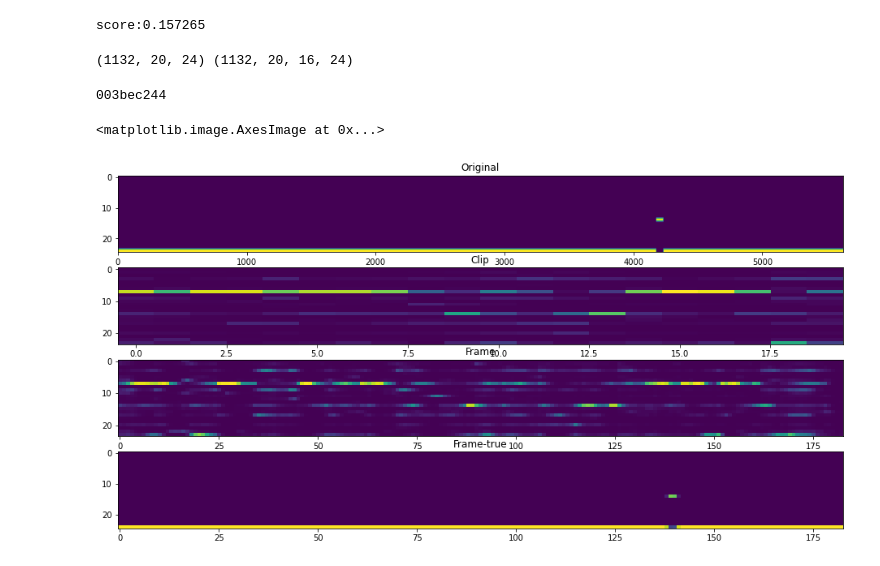
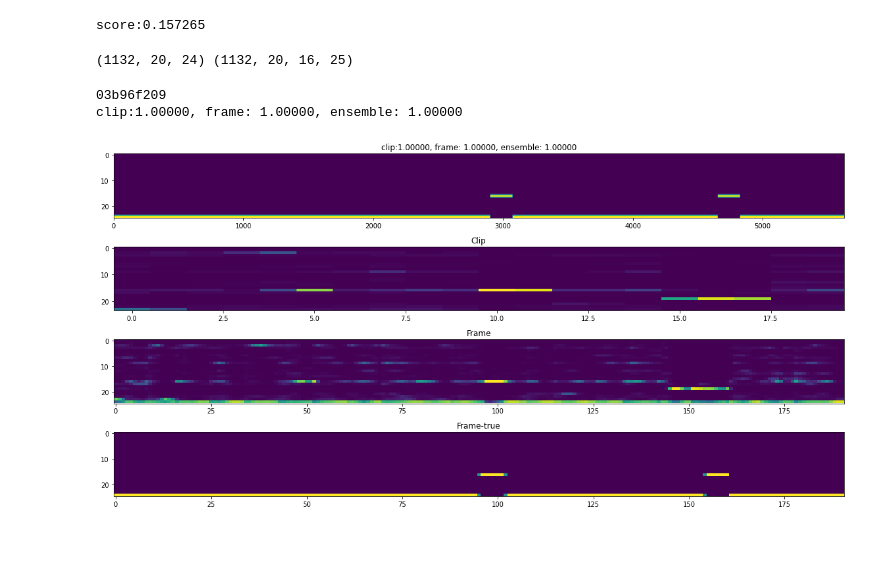
Before and after one commit to ibkuroyagi/Rainforest-Connection-Species-Audio-Detection, a Jupyter notebook: working/EDA.ipynb, the cells around one changed output. Saved outputs shown, nothing was run; the diff lists cells and outputs as text; code cells hidden in the pictures.

```diff
--- a/working/EDA.ipynb
+++ b/working/EDA.ipynb
@@ -347,37 +348,52 @@ if mode == "valid":
 score:0.157265
 # %%
 ground_truth = pd.read_csv("../input/rfcx-species-audio-detection/ground_truth.csv")
-oof_path = "exp/wave/Cnn14_DecisionLevelAtt/v002-clip065/best_score/oof.h5"
+tag = "v002-cos25"
+type = "wave"
+with open(f"conf/tuning/Cnn14_DecisionLevelAtt.{tag}.yaml") as f:
+    config = yaml.load(f, Loader=yaml.Loader)
+oof_path = f"exp/{type}/Cnn14_DecisionLevelAtt/{tag}/best_score/oof.h5"
 y_clip = read_hdf5(oof_path, "y_clip")
 y_frame = read_hdf5(oof_path, "y_frame")
 print(y_clip.shape, y_frame.shape)
 # %% [output]
-(1132, 20, 24) (1132, 20, 16, 24)
+(1132, 20, 24) (1132, 20, 16, 25)
 # %%
-idx = 0
+idx = 19
 recording_id = ground_truth.loc[idx, "recording_id"]
 print(recording_id)
-dump_path = f"dump/wave/train/{recording_id}.h5"
+dump_path = f"dump/{type}/train/{recording_id}.h5"
 idx_matrix = read_hdf5(dump_path, "matrix_tp")
-ground_truth_frame = get_down_sample_matrix(idx_matrix, l_target=16, max_frames=512, n_eval_split=20)
-concat_y_frame = get_concat_down_frame(y_frame[idx], l_original=5626, max_frames=512)
-concat_ground_truth = get_concat_down_frame(ground_truth_frame, l_original=5626, max_frames=512)
+l_original = len(idx_matrix)
+ground_truth_frame = get_down_sample_matrix(idx_matrix, l_target=config["l_target"], max_frames=config["max_frames"], n_eval_split=config["n_eval_split"], mode="binary")
+concat_y_frame = get_concat_down_frame(y_frame[idx], l_original=l_original, max_frames=config["max_frames"])
+concat_ground_truth = get_concat_down_frame(ground_truth_frame, l_original=l_original, max_frames=config["max_frames"])
+
+true_clip = idx_matrix.any(axis=0).astype(np.int64)[:24].reshape(1, -1)
+pred_clip = y_clip[idx].max(axis=0)[:24].reshape(1, -1)
+pred_frame_clip = concat_y_frame.max(axis=0)[:24].reshape(1, -1)
+score1 = lwlrap(true_clip, pred_clip)
+score2 = lwlrap(true_clip, pred_frame_clip)
+score3 = lwlrap(true_clip, pred_clip+pred_frame_clip)
+
+print(f"clip:{score1:.5f}, frame: {score2:.5f}, ensemble: {score3:.5f}")
 # %% [output]
-003bec244
+03b96f209
+clip:1.00000, frame: 1.00000, ensemble: 1.00000
 # %%
 plt.figure(figsize=(16, 8))
 plt.subplot(4, 1, 1)
-plt.title("Original")
+plt.title(f"clip:{score1:.5f}, frame: {score2:.5f}, ensemble: {score3:.5f}")
 plt.imshow(idx_matrix.T, aspect="auto")
 plt.subplot(4, 1, 2)
 plt.title("Clip")
 plt.imshow(y_clip[idx].T, aspect="auto")
 plt.subplot(4, 1, 3)
 plt.title("Frame")
 plt.imshow(concat_y_frame.T, aspect="auto")
 plt.subplot(4, 1, 4)
 plt.title("Frame-true")
 plt.imshow(concat_ground_truth.T, aspect="auto")
+plt.tight_layout()
 # %% [output]
-<matplotlib.image.AxesImage at 0x...>
-[figure, old version]
+[figure, new version]
```
Also changed, not shown: parts of 12 cells of this notebook, 7 other files.
